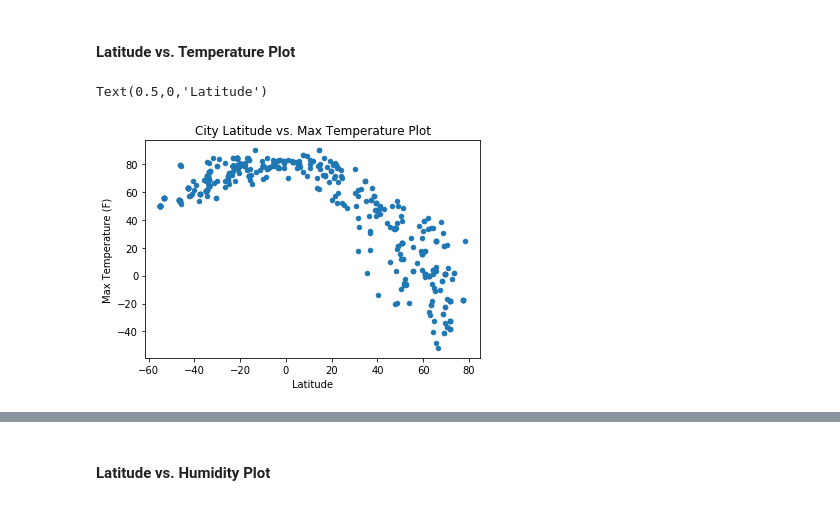
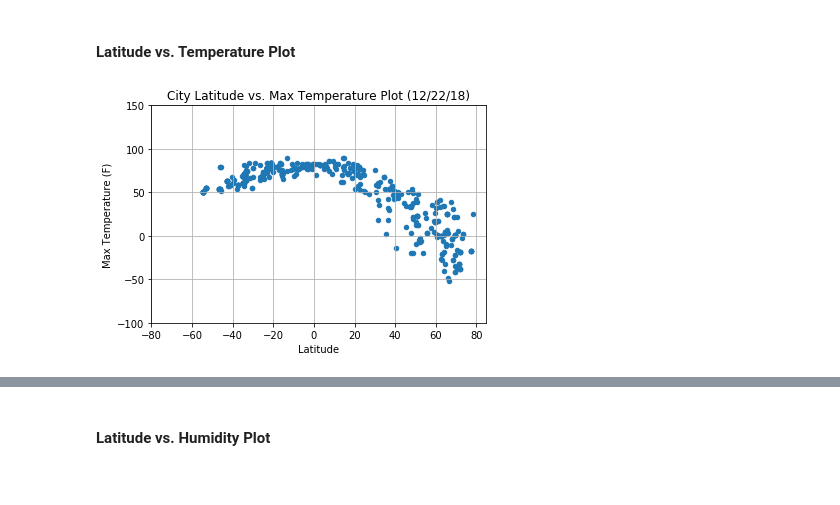
Before and after one commit to cpsundar/API_work, a Jupyter notebook: WeatherPy.ipynb, the cells around one changed output, grey strips where cells are left out. Drawn from its saved outputs; the diff is of its cells as text; code cells hidden in the pictures.

```diff
--- a/WeatherPy.ipynb
+++ b/WeatherPy.ipynb
@@ -134,9 +139,14 @@ df_cities.head()
 # %%
 
 df_cities.plot.scatter(x=3, y=7)
-plt.title("City Latitude vs. Max Temperature Plot")
+plt.title(f"City Latitude vs. Max Temperature Plot ({str_date_max})")
 plt.ylabel("Max Temperature (F)")
 plt.xlabel("Latitude")
+
+
+plt.grid(True)
+plt.xticks(range(-80, 100, 20))
+plt.yticks(range(-100, 200, 50))
+plt.savefig("Latitude_vs_Max_Temperature.png")
 # %% [output]
-Text(0.5,0,'Latitude')
-[figure, old version]
+[figure, new version]
```
Also changed, not shown: parts of 13 cells of this notebook, 6 other files.
